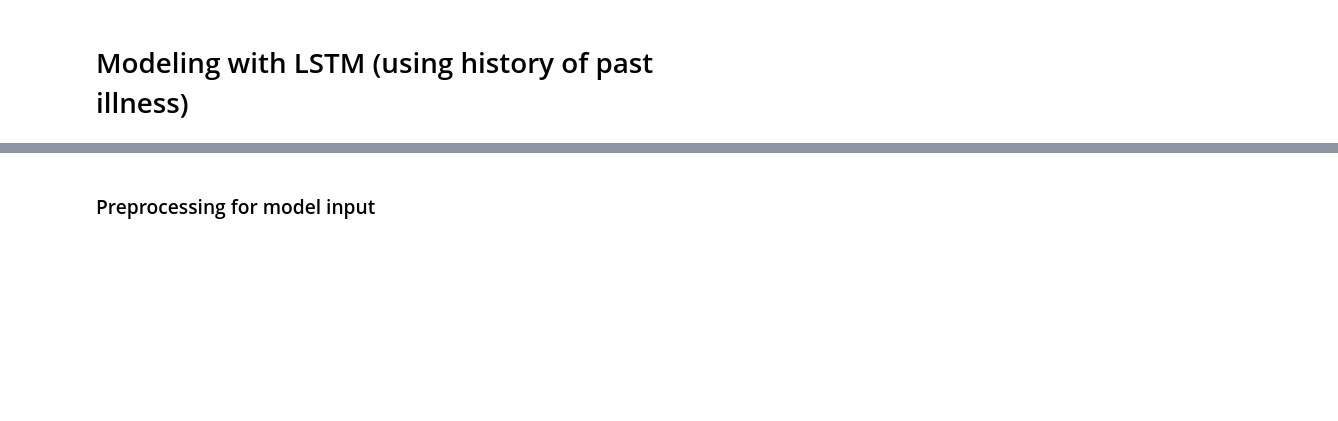
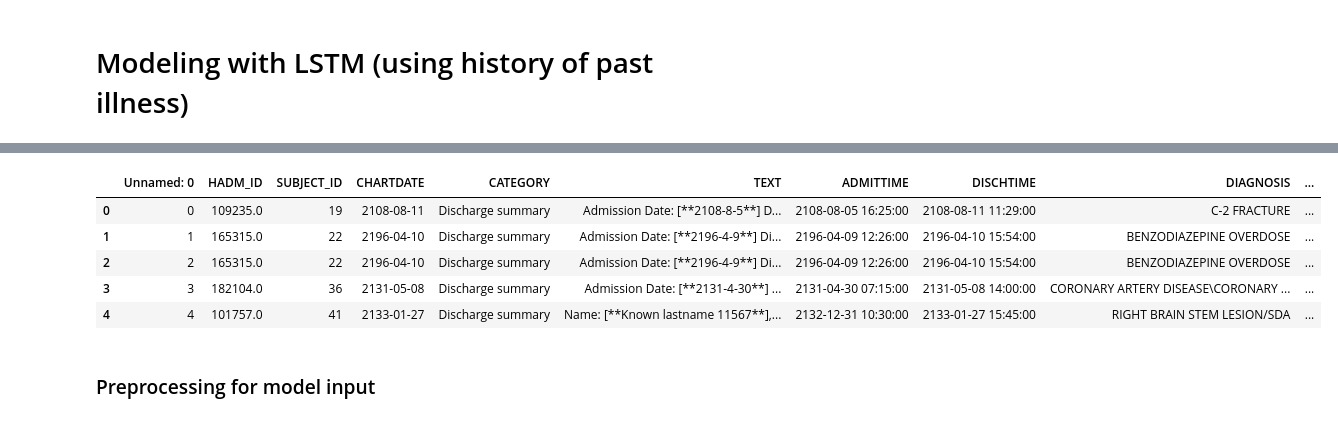
Before and after one commit to KevinYie/Hospital_Readmissions, a Jupyter notebook: BERT for Readmission.ipynb, the cells around one changed output, grey strips where cells are left out. Saved outputs shown, nothing was run; the diff lists cells and outputs as text; code cells hidden in the pictures; blank space fills up the shorter version.

```diff
--- a/BERT for Readmission.ipynb
+++ b/BERT for Readmission.ipynb
@@ -234,3 +239,13 @@ Using TensorFlow backend.
+# %%
+df = pd.read_csv("final_emmy.csv")
+df.head(5)
+# %% [output]
+|  | Unnamed: 0 | HADM_ID | SUBJECT_ID | CHARTDATE | CATEGORY | TEXT | ADMITTIME | DISCHTIME | DIAGNOSIS | ... |
+| 0 | 0 | 109235.0 | 19 | 2108-08-11 | Discharge summary | Admission Date: [**2108-8-5**] D... | 2108-08-05 16:25:00 | 2108-08-11 11:29:00 | C-2 FRACTURE | ... |
+| 1 | 1 | 165315.0 | 22 | 2196-04-10 | Discharge summary | Admission Date: [**2196-4-9**] Di... | 2196-04-09 12:26:00 | 2196-04-10 15:54:00 | BENZODIAZEPINE OVERDOSE | ... |
+| 2 | 2 | 165315.0 | 22 | 2196-04-10 | Discharge summary | Admission Date: [**2196-4-9**] Di... | 2196-04-09 12:26:00 | 2196-04-10 15:54:00 | BENZODIAZEPINE OVERDOSE | ... |
+| 3 | 3 | 182104.0 | 36 | 2131-05-08 | Discharge summary | Admission Date: [**2131-4-30**] ... | 2131-04-30 07:15:00 | 2131-05-08 14:00:00 | CORONARY ARTERY DISEASE\CORONARY ... | ... |
+| 4 | 4 | 101757.0 | 41 | 2133-01-27 | Discharge summary | Name: [**Known lastname 11567**],... | 2132-12-31 10:30:00 | 2133-01-27 15:45:00 | RIGHT BRAIN STEM LESION/SDA | ... |
 # %% [markdown]
 ### Preprocessing for model input
 # %%
```
Also changed, not shown: parts of 21 cells of this notebook, 1 other file.
